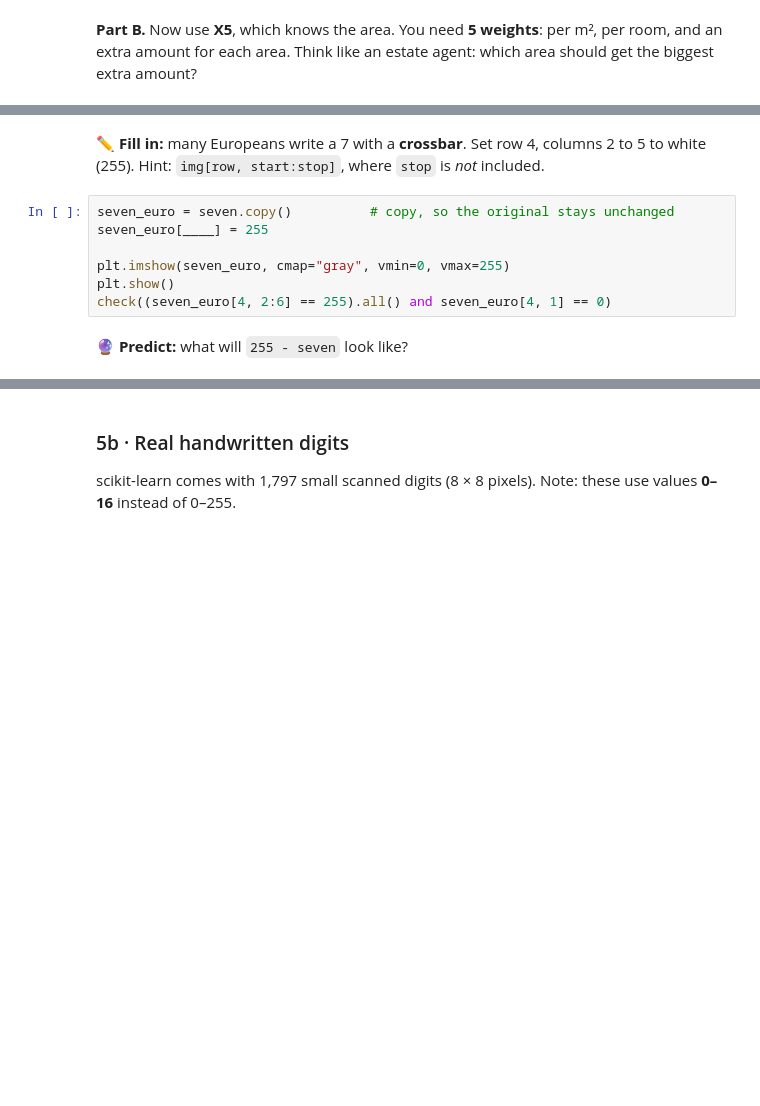
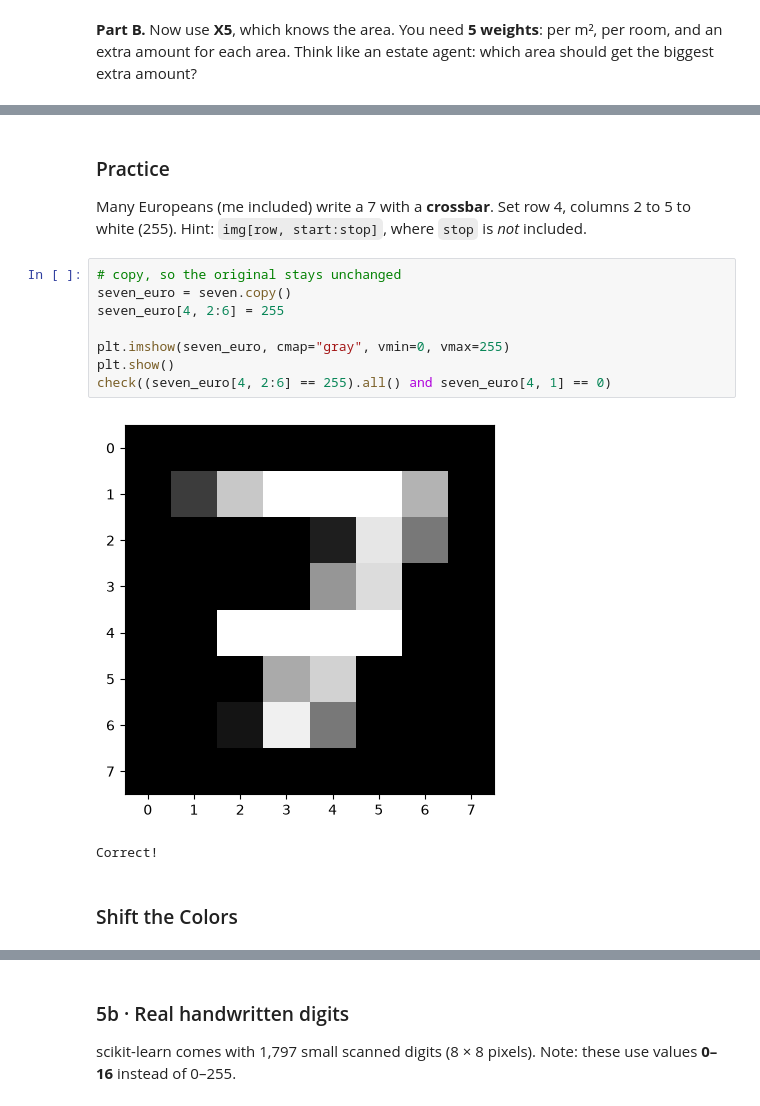
Before and after one commit to ilirsheraj/UMT-Classes, a Jupyter notebook: IntroAI/Week_04_Data/Week4_NumPy_Seminar.ipynb, the cells around one changed output, grey strips where cells are left out. Cells and saved outputs as stored; diff of their text form; blank space fills up the shorter version.

Commit message:
notebook images added

```diff
--- a/IntroAI/Week_04_Data/Week4_NumPy_Seminar.ipynb
+++ b/IntroAI/Week_04_Data/Week4_NumPy_Seminar.ipynb
@@ -410,13 +505,19 @@ plt.show()
 # %% [markdown]
-✏️ **Fill in:** many Europeans write a 7 with a **crossbar**. Set row 4, columns 2 to 5 to white (255).
+### Practice
+
+Many Europeans (me included) write a 7 with a **crossbar**. Set row 4, columns 2 to 5 to white (255).
 Hint: `img[row, start:stop]`, where `stop` is *not* included.
 # %%
-seven_euro = seven.copy()          # copy, so the original stays unchanged
-seven_euro[____] = 255
+# copy, so the original stays unchanged
+seven_euro = seven.copy()
+seven_euro[4, 2:6] = 255
 
 plt.imshow(seven_euro, cmap="gray", vmin=0, vmax=255)
 plt.show()
 check((seven_euro[4, 2:6] == 255).all() and seven_euro[4, 1] == 0)
+# %% [output]
+[figure, added]
+Correct!
 # %% [markdown]
-🔮 **Predict:** what will `255 - seven` look like?
+### Shift the Colors
 # %%
```
Also changed, not shown: parts of 28 cells of this notebook.
